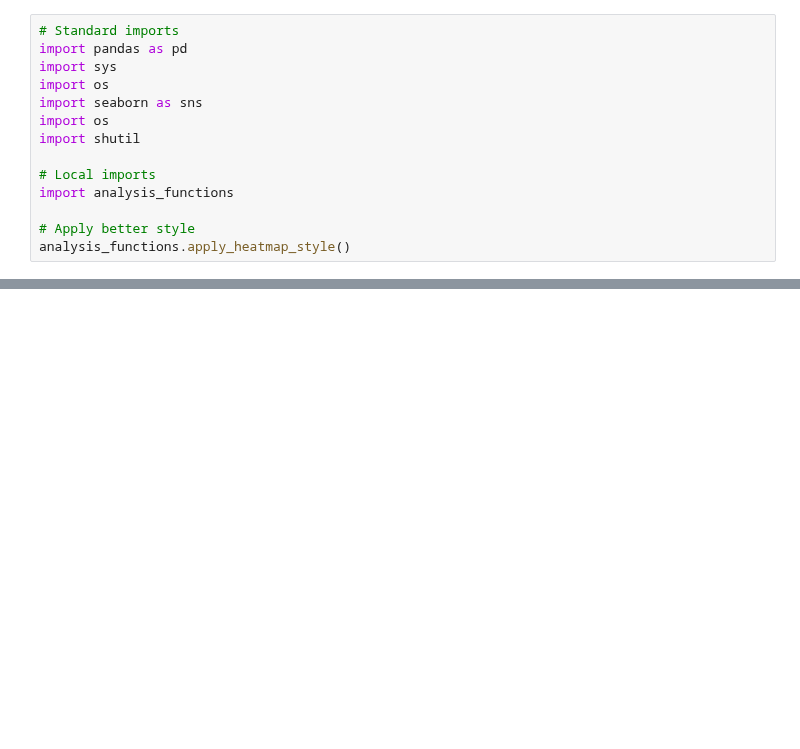
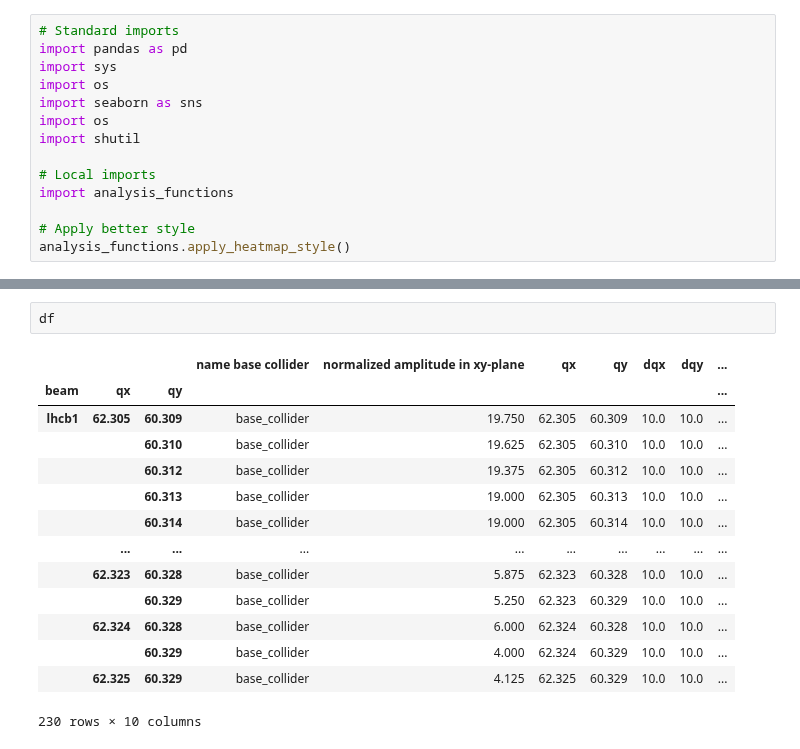
Before and after one commit to ColasDroin/DA_study_boilerplate, a Jupyter notebook: master_study/analysis/analysis_tune_scan_50cm_lower_emittance.ipynb, the cells around one changed output, grey strips where cells are left out. Drawn from its saved outputs; the diff is of its cells as text; blank space fills up the shorter version.

```diff
--- a/master_study/analysis/analysis_tune_scan_50cm_lower_emittance.ipynb
+++ b/master_study/analysis/analysis_tune_scan_50cm_lower_emittance.ipynb
@@ -64,0 +67,17 @@ if SAVE_STUDY_EOS:
+# %%
+df
+# %% [output]
+|  |  |  | name base collider | normalized amplitude in xy-plane | qx | qy | dqx | dqy | ... |
+| beam | qx | qy |  |  |  |  |  |  | ... |
+| lhcb1 | 62.305 | 60.309 | base_collider | 19.750 | 62.305 | 60.309 | 10.0 | 10.0 | ... |
+|  |  | 60.310 | base_collider | 19.625 | 62.305 | 60.310 | 10.0 | 10.0 | ... |
+|  |  | 60.312 | base_collider | 19.375 | 62.305 | 60.312 | 10.0 | 10.0 | ... |
+|  |  | 60.313 | base_collider | 19.000 | 62.305 | 60.313 | 10.0 | 10.0 | ... |
+|  |  | 60.314 | base_collider | 19.000 | 62.305 | 60.314 | 10.0 | 10.0 | ... |
+|  | ... | ... | ... | ... | ... | ... | ... | ... | ... |
+|  | 62.323 | 60.328 | base_collider | 5.875 | 62.323 | 60.328 | 10.0 | 10.0 | ... |
+|  |  | 60.329 | base_collider | 5.250 | 62.323 | 60.329 | 10.0 | 10.0 | ... |
+|  | 62.324 | 60.328 | base_collider | 6.000 | 62.324 | 60.328 | 10.0 | 10.0 | ... |
+|  |  | 60.329 | base_collider | 4.000 | 62.324 | 60.329 | 10.0 | 10.0 | ... |
+|  | 62.325 | 60.329 | base_collider | 4.125 | 62.325 | 60.329 | 10.0 | 10.0 | ... |
+230 rows × 10 columns
```
Also changed, not shown: parts of 2 cells of this notebook, 3 other files.
